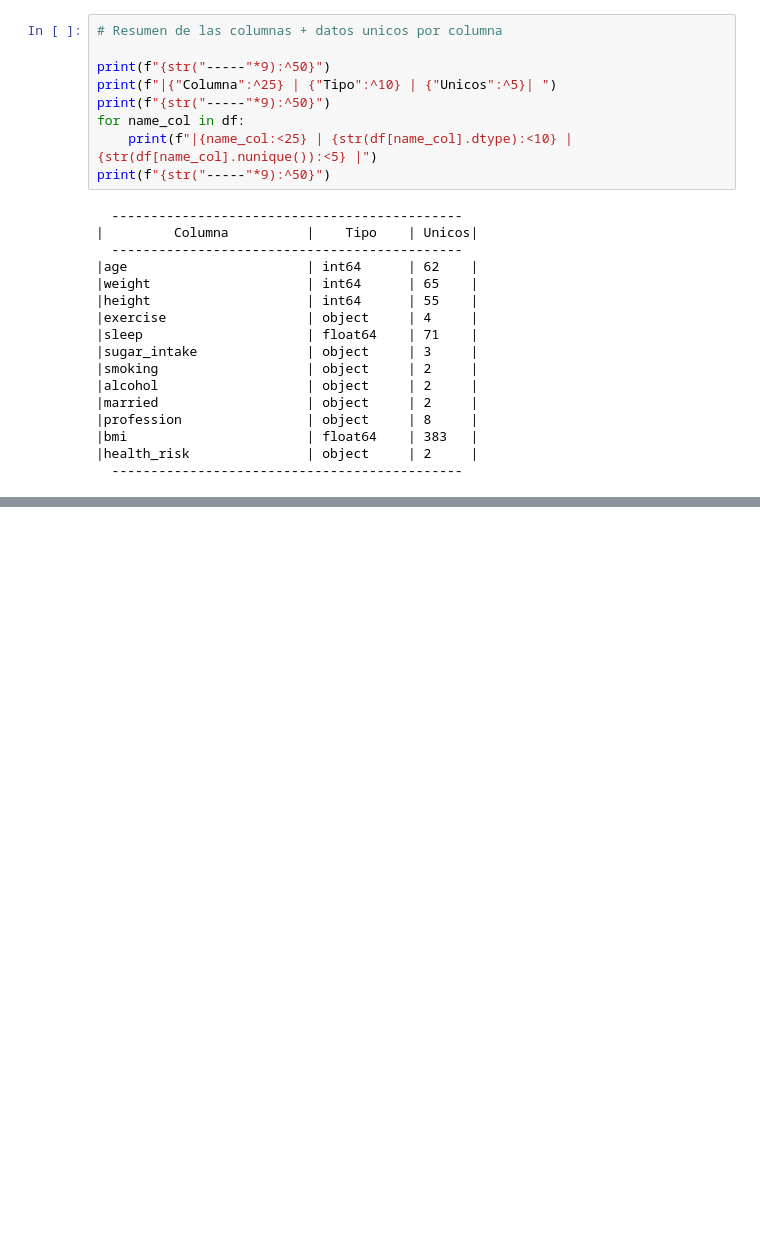
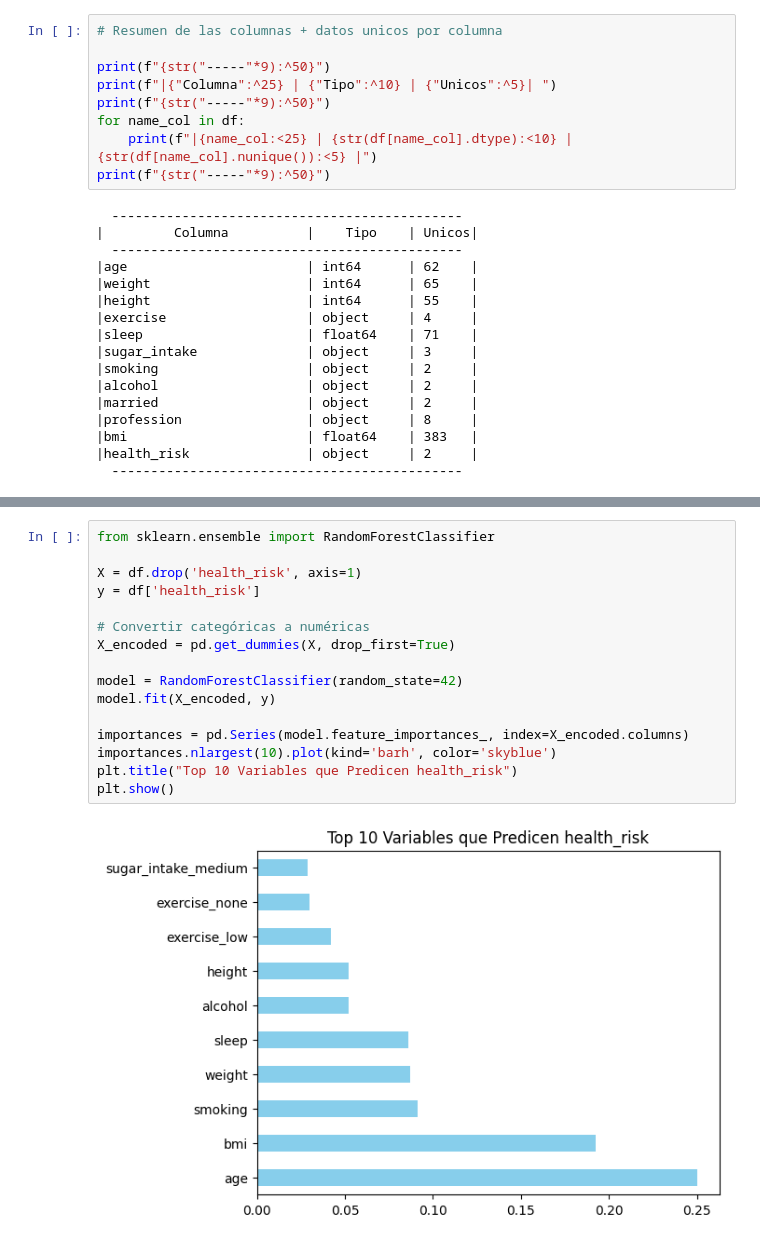
Before and after one commit to kannhpj/data-labs-proyecto, a Jupyter notebook: notebooks/02_Exploracion_datos.ipynb, the cells around one changed output, grey strips where cells are left out. Saved outputs shown, nothing was run; the diff lists cells and outputs as text; blank space fills up the shorter version.

```diff
--- a/notebooks/02_Exploracion_datos.ipynb
+++ b/notebooks/02_Exploracion_datos.ipynb
@@ -72,0 +231,18 @@ print(f"{str("-----"*9):^50}")
+# %%
+from sklearn.ensemble import RandomForestClassifier
+
+X = df.drop('health_risk', axis=1)
+y = df['health_risk']
+
+# Convertir categóricas a numéricas
+X_encoded = pd.get_dummies(X, drop_first=True)
+
+model = RandomForestClassifier(random_state=42)
+model.fit(X_encoded, y)
+
+importances = pd.Series(model.feature_importances_, index=X_encoded.columns)
+importances.nlargest(10).plot(kind='barh', color='skyblue')
+plt.title("Top 10 Variables que Predicen health_risk")
+plt.show()
+# %% [output]
+[figure, added]
```
Also changed, not shown: parts of 8 cells of this notebook, 1 other file.
